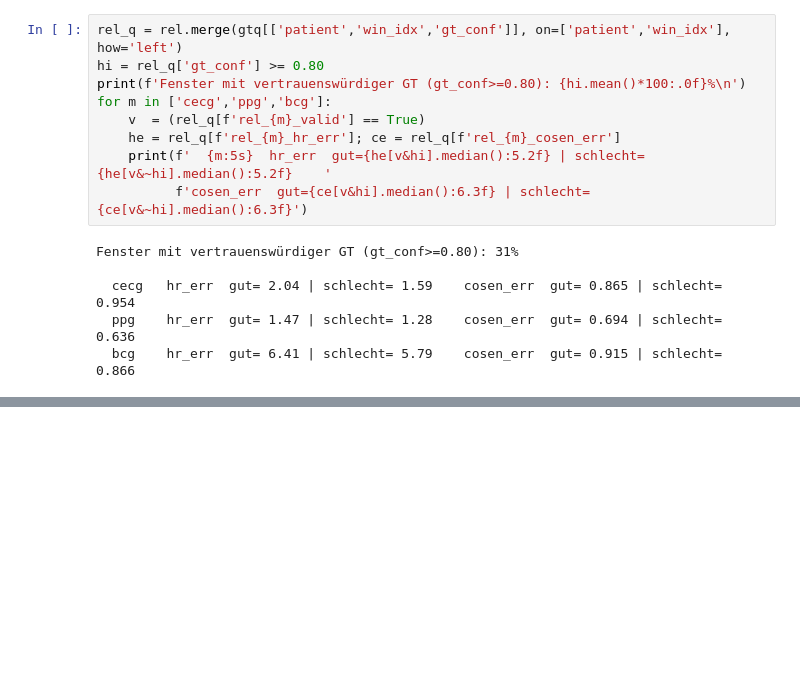
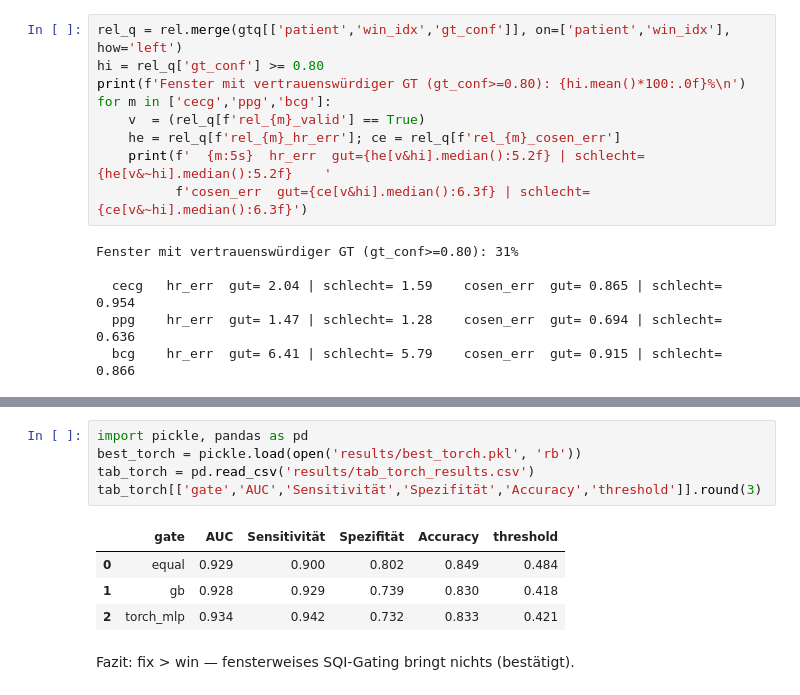
Before and after one commit to Jesus-Cracker/BA, a Jupyter notebook: notebooks/02_experts_gating.ipynb, the cells around one changed output, grey strips where cells are left out. Drawn from its saved outputs; the diff is of its cells as text; blank space fills up the shorter version.

```diff
--- a/notebooks/02_experts_gating.ipynb
+++ b/notebooks/02_experts_gating.ipynb
@@ -520,0 +531,12 @@ for i in range(200):
+# %%
+import pickle, pandas as pd
+best_torch = pickle.load(open('results/best_torch.pkl', 'rb'))
+tab_torch = pd.read_csv('results/tab_torch_results.csv')
+tab_torch[['gate','AUC','Sensitivität','Spezifität','Accuracy','threshold']].round(3)
+# %% [output]
+|  | gate | AUC | Sensitivität | Spezifität | Accuracy | threshold |
+| 0 | equal | 0.929 | 0.900 | 0.802 | 0.849 | 0.484 |
+| 1 | gb | 0.928 | 0.929 | 0.739 | 0.830 | 0.418 |
+| 2 | torch_mlp | 0.934 | 0.942 | 0.732 | 0.833 | 0.421 |
+# %% [markdown]
+Fazit: fix > win — fensterweises SQI-Gating bringt nichts (bestätigt).
```
Also changed, not shown: parts of 20 cells of this notebook, 2 other files.
